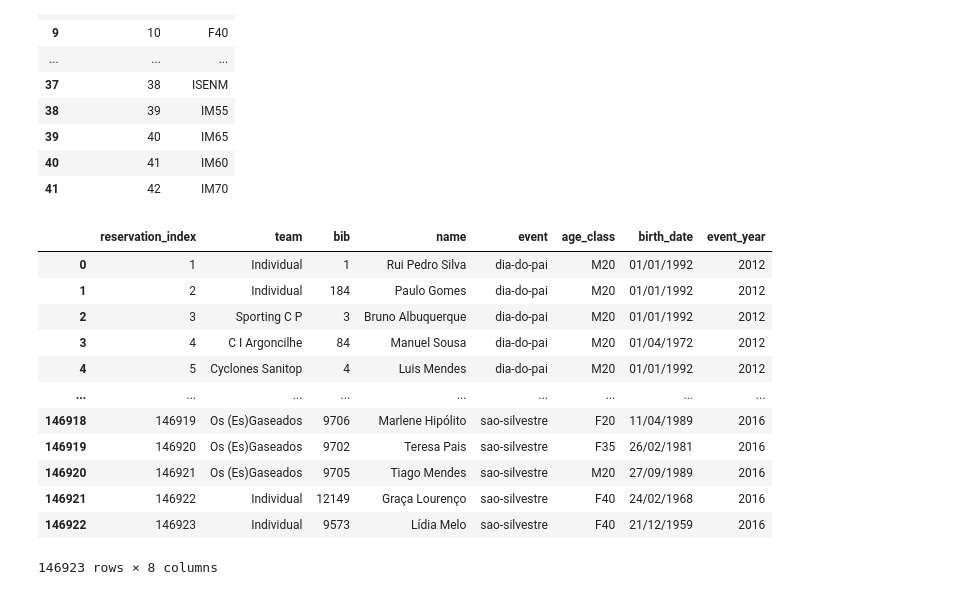
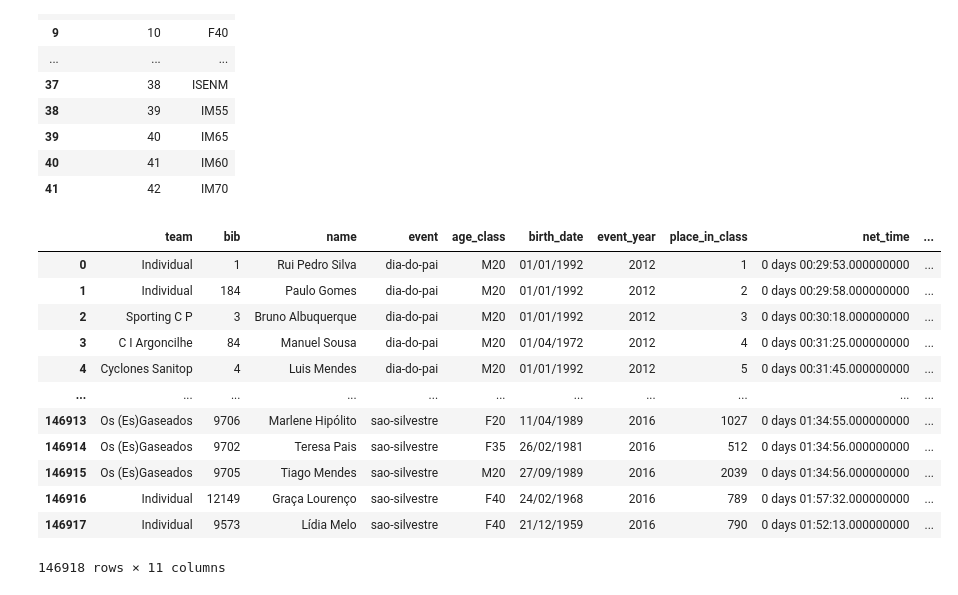
Before and after one commit to VascoBartolo/db-project, a Jupyter notebook: primary tables.ipynb, the cells around one changed output. Cells and saved outputs as stored; diff of their text form; code cells hidden in the pictures.

Commit message:
final reservations table

```diff
--- a/primary tables.ipynb
+++ b/primary tables.ipynb
@@ -180,6 +180,7 @@ unique_runners.reset_index()
 
 
 df3['team'] = df3['team'].fillna('Individual')
+df3 = df3[df3['age_class'].notna()]
 df3
 # %% [output]
 A value is trying to be set on a copy of a slice from a DataFrame.
@@ -350,26 +351,26 @@ unique_age_class2
 | 41 | 42 | IM70 |
 # %%
 reservation = df3.drop_duplicates(subset=['team', 'bib', 'name', 'event','age_class','birth_date','event_year'], keep='first')
-reservation = reservation.filter(['team', 'bib', 'name', 'event','age_class','birth_date','event_year'])
+reservation = reservation.filter(['team', 'bib', 'name', 'event','age_class','birth_date','event_year','place_in_class','net_time', 'official_time','place'])
 
 
-reservation.insert(0, "reservation_index", range(1, len(reservation) + 1), True)
+#reservation.insert(0, "reservation_index", range(1, len(reservation) + 1), True)
 
 reservation = reservation.reset_index()
 reservation2 = reservation.drop(reservation.columns[0],axis = 1)
 
 reservation2
 # %% [output]
-|  | reservation_index | team | bib | name | event | age_class | birth_date | event_year |
-| 0 | 1 | Individual | 1 | Rui Pedro Silva | dia-do-pai | M20 | 01/01/1992 | 2012 |
-| 1 | 2 | Individual | 184 | Paulo Gomes | dia-do-pai | M20 | 01/01/1992 | 2012 |
-| 2 | 3 | Sporting C P | 3 | Bruno Albuquerque | dia-do-pai | M20 | 01/01/1992 | 2012 |
-| 3 | 4 | C I Argoncilhe | 84 | Manuel Sousa | dia-do-pai | M20 | 01/04/1972 | 2012 |
-| 4 | 5 | Cyclones Sanitop | 4 | Luis Mendes | dia-do-pai | M20 | 01/01/1992 | 2012 |
-| ... | ... | ... | ... | ... | ... | ... | ... | ... |
-| 146918 | 146919 | Os (Es)Gaseados | 9706 | Marlene Hipólito | sao-silvestre | F20 | 11/04/1989 | 2016 |
-| 146919 | 146920 | Os (Es)Gaseados | 9702 | Teresa Pais | sao-silvestre | F35 | 26/02/1981 | 2016 |
-| 146920 | 146921 | Os (Es)Gaseados | 9705 | Tiago Mendes | sao-silvestre | M20 | 27/09/1989 | 2016 |
-| 146921 | 146922 | Individual | 12149 | Graça Lourenço | sao-silvestre | F40 | 24/02/1968 | 2016 |
-| 146922 | 146923 | Individual | 9573 | Lídia Melo | sao-silvestre | F40 | 21/12/1959 | 2016 |
+|  | team | bib | name | event | age_class | birth_date | event_year | place_in_class | net_time | ... |
+| 0 | Individual | 1 | Rui Pedro Silva | dia-do-pai | M20 | 01/01/1992 | 2012 | 1 | 0 days 00:29:53.000000000 | ... |
+| 1 | Individual | 184 | Paulo Gomes | dia-do-pai | M20 | 01/01/1992 | 2012 | 2 | 0 days 00:29:58.000000000 | ... |
+| 2 | Sporting C P | 3 | Bruno Albuquerque | dia-do-pai | M20 | 01/01/1992 | 2012 | 3 | 0 days 00:30:18.000000000 | ... |
+| 3 | C I Argoncilhe | 84 | Manuel Sousa | dia-do-pai | M20 | 01/04/1972 | 2012 | 4 | 0 days 00:31:25.000000000 | ... |
+| 4 | Cyclones Sanitop | 4 | Luis Mendes | dia-do-pai | M20 | 01/01/1992 | 2012 | 5 | 0 days 00:31:45.000000000 | ... |
+| ... | ... | ... | ... | ... | ... | ... | ... | ... | ... | ... |
+| 146913 | Os (Es)Gaseados | 9706 | Marlene Hipólito | sao-silvestre | F20 | 11/04/1989 | 2016 | 1027 | 0 days 01:34:55.000000000 | ... |
+| 146914 | Os (Es)Gaseados | 9702 | Teresa Pais | sao-silvestre | F35 | 26/02/1981 | 2016 | 512 | 0 days 01:34:56.000000000 | ... |
+| 146915 | Os (Es)Gaseados | 9705 | Tiago Mendes | sao-silvestre | M20 | 27/09/1989 | 2016 | 2039 | 0 days 01:34:56.000000000 | ... |
+| 146916 | Individual | 12149 | Graça Lourenço | sao-silvestre | F40 | 24/02/1968 | 2016 | 789 | 0 days 01:57:32.000000000 | ... |
+| 146917 | Individual | 9573 | Lídia Melo | sao-silvestre | F40 | 21/12/1959 | 2016 | 790 | 0 days 01:52:13.000000000 | ... |
-146923 rows × 8 columns
+146918 rows × 11 columns
```
Also changed, not shown: parts of 19 cells of this notebook, 1 other file.
